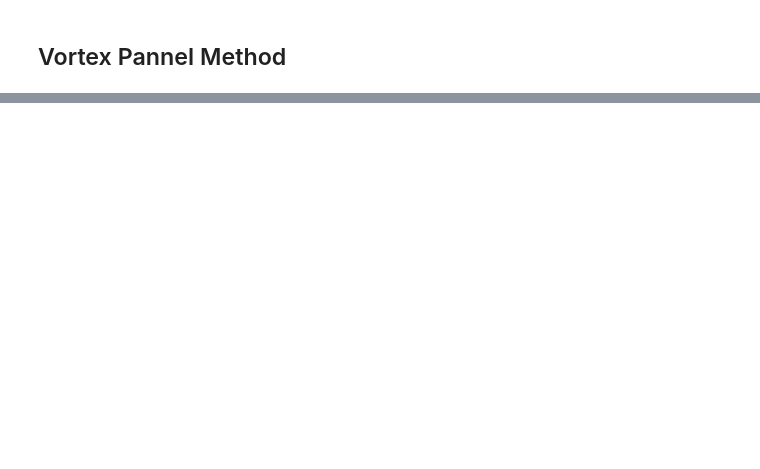
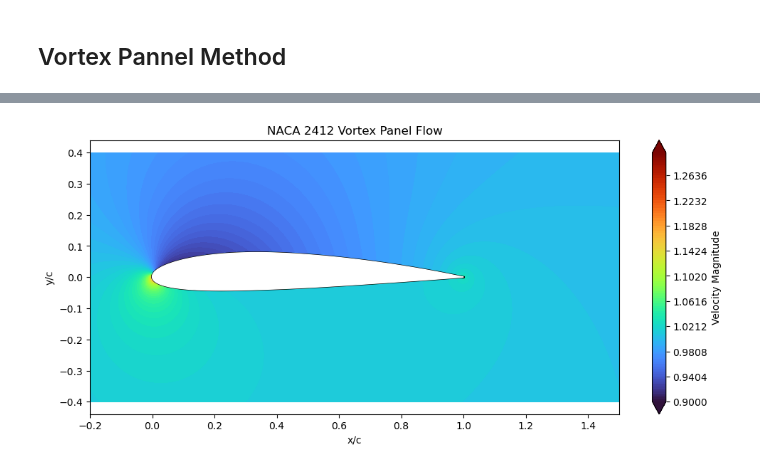
Before and after one commit to jedean2/Project2_AE311, a Jupyter notebook: Vortex_Pannel_Method.ipynb, the cells around one changed output, grey strips where cells are left out. Cells and saved outputs as stored; diff of their text form; code cells hidden in the pictures; blank space fills up the shorter version.

```diff
--- a/Vortex_Pannel_Method.ipynb
+++ b/Vortex_Pannel_Method.ipynb
@@ -92,0 +247,4 @@ CL = ...
+# %%
+coords = np.column_stack((x,y))
+
+Cp, CL, Gamma = vortex_panel(coords, alpha=5)
@@ -92,0 +258,86 @@ CL = ...
+# %%
+# ==========================================
+# FLOW FIELD GRID
+# ==========================================
+
+x_grid = np.linspace(-0.2, 1.5, 250)
+y_grid = np.linspace(-0.4, 0.4, 250)
+
+X, Y = np.meshgrid(x_grid, y_grid)
+
+u, v = velocity_field(
+    coords,
+    Gamma,
+    alpha_deg=5,
+    X=X,
+    Y=Y
+)
+
+V_mag = np.sqrt(u**2 + v**2)
+
+from matplotlib.path import Path
+
+airfoil_path = Path(coords)
+
+points = np.vstack(
+    (X.flatten(), Y.flatten())
+).T
+
+mask = airfoil_path.contains_points(points)
+
+mask = mask.reshape(X.shape)
+
+V_mag[mask] = np.nan
+
+plt.figure(figsize=(12,5))
+
+contours = plt.contourf(
+    X,
+    Y,
+    V_mag,
+    levels=np.linspace(0.9, 1.3, 100),
+    cmap='turbo',
+    extend='both'
+)
+
+# plt.streamplot(
+#     X,
+#     Y,
+#     u,
+#     v,
+#     color='k',
+#     density=2,
+#     linewidth=0.5
+# )
+
+plt.fill(
+    coords[:,0],
+    coords[:,1],
+    color='white',
+    zorder=10
+)
+
+plt.plot(
+    coords[:,0],
+    coords[:,1],
+    color='black',
+    linewidth=2
+)
+
+plt.colorbar(
+    contours,
+    label='Velocity Magnitude'
+)
+
+plt.title(
+    f'NACA 2412 Vortex Panel Flow'
+)
+
+plt.xlabel('x/c')
+plt.ylabel('y/c')
+
+plt.axis('equal')
+
+plt.show()
+# %% [output]
+[figure, added]
```
Also changed, not shown: parts of 6 cells of this notebook, 2 other files.
